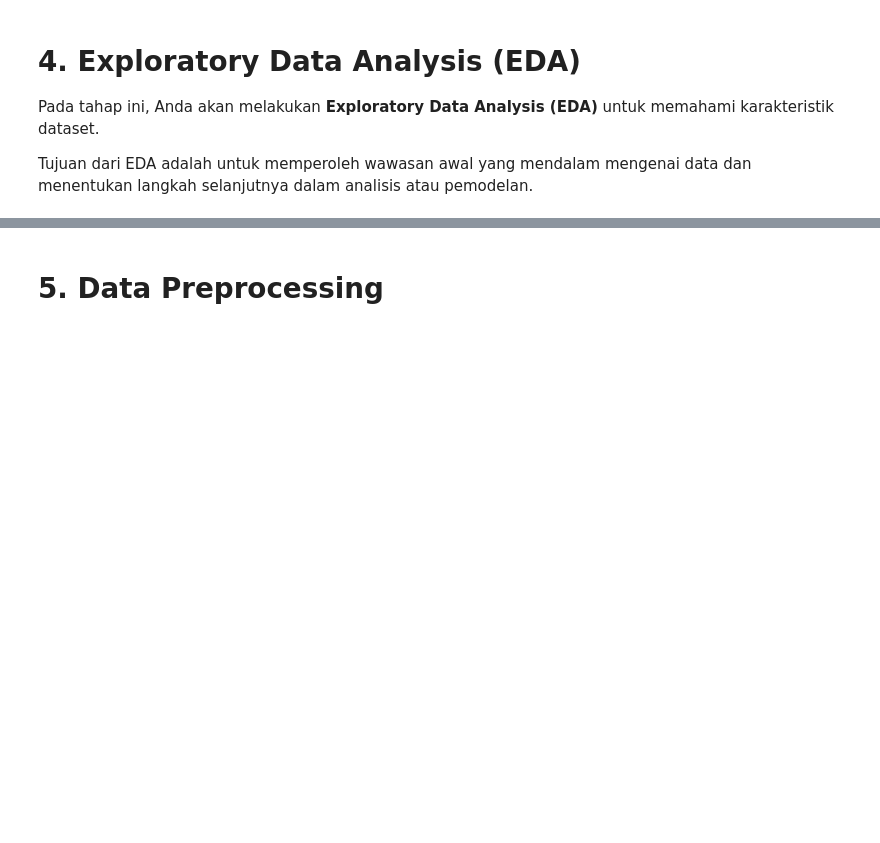
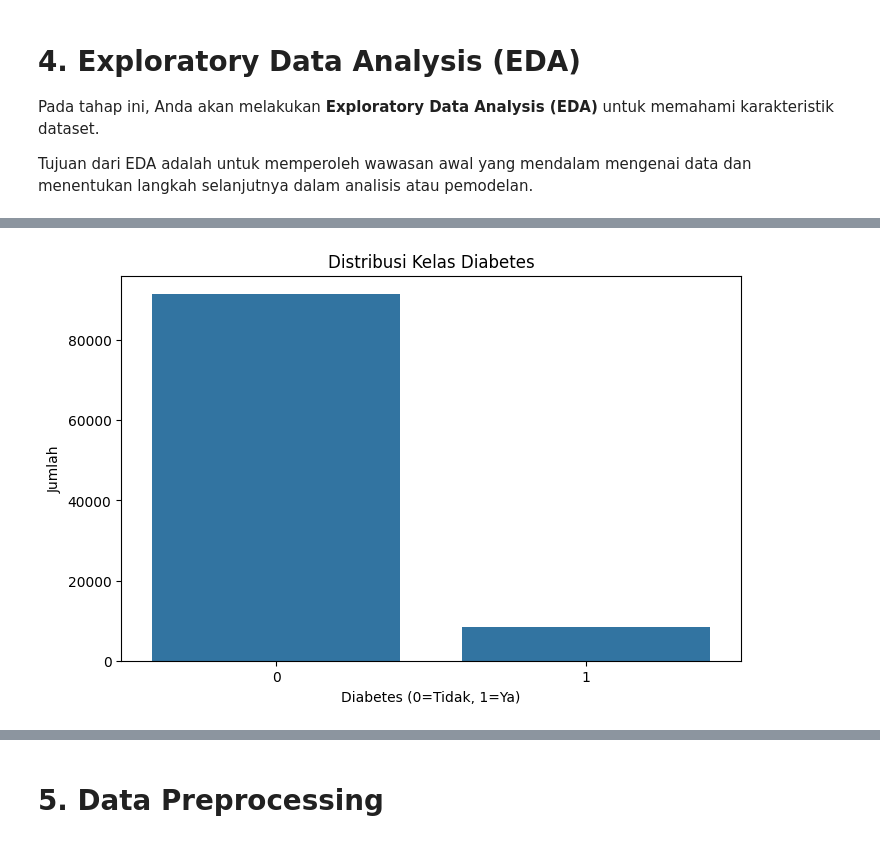
Before and after one commit to Indraaai/Eksperimen_SML_Indra, a Jupyter notebook: preprocessing/Eksperimen_IndraFirmansyah.ipynb, the cells around one changed output, grey strips where cells are left out. Drawn from its saved outputs; the diff is of its cells as text; code cells hidden in the pictures; blank space fills up the shorter version.

Commit message:
add load data dan eda

```diff
--- a/preprocessing/Eksperimen_IndraFirmansyah.ipynb
+++ b/preprocessing/Eksperimen_IndraFirmansyah.ipynb
@@ -34,0 +102,10 @@ Tujuan dari EDA adalah untuk memperoleh wawasan awal yang mendalam mengenai data
+# %%
+# Visualisasi distribusi target
+plt.figure(figsize=(8, 5))
+sns.countplot(data=df, x='diabetes')
+plt.title('Distribusi Kelas Diabetes')
+plt.xlabel('Diabetes (0=Tidak, 1=Ya)')
+plt.ylabel('Jumlah')
+plt.show()
+# %% [output]
+[figure, added]
```
Also changed, not shown: parts of 9 cells of this notebook.
